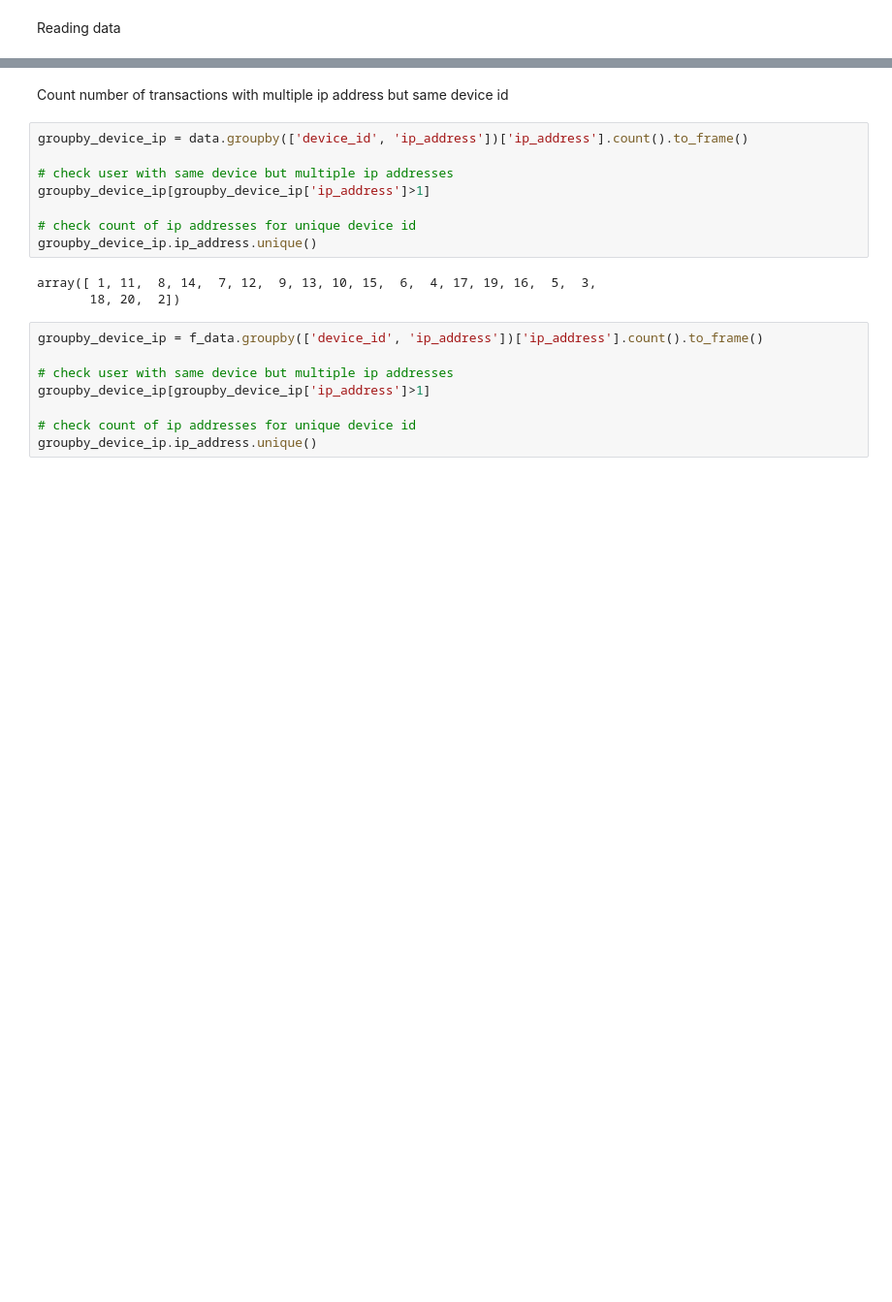
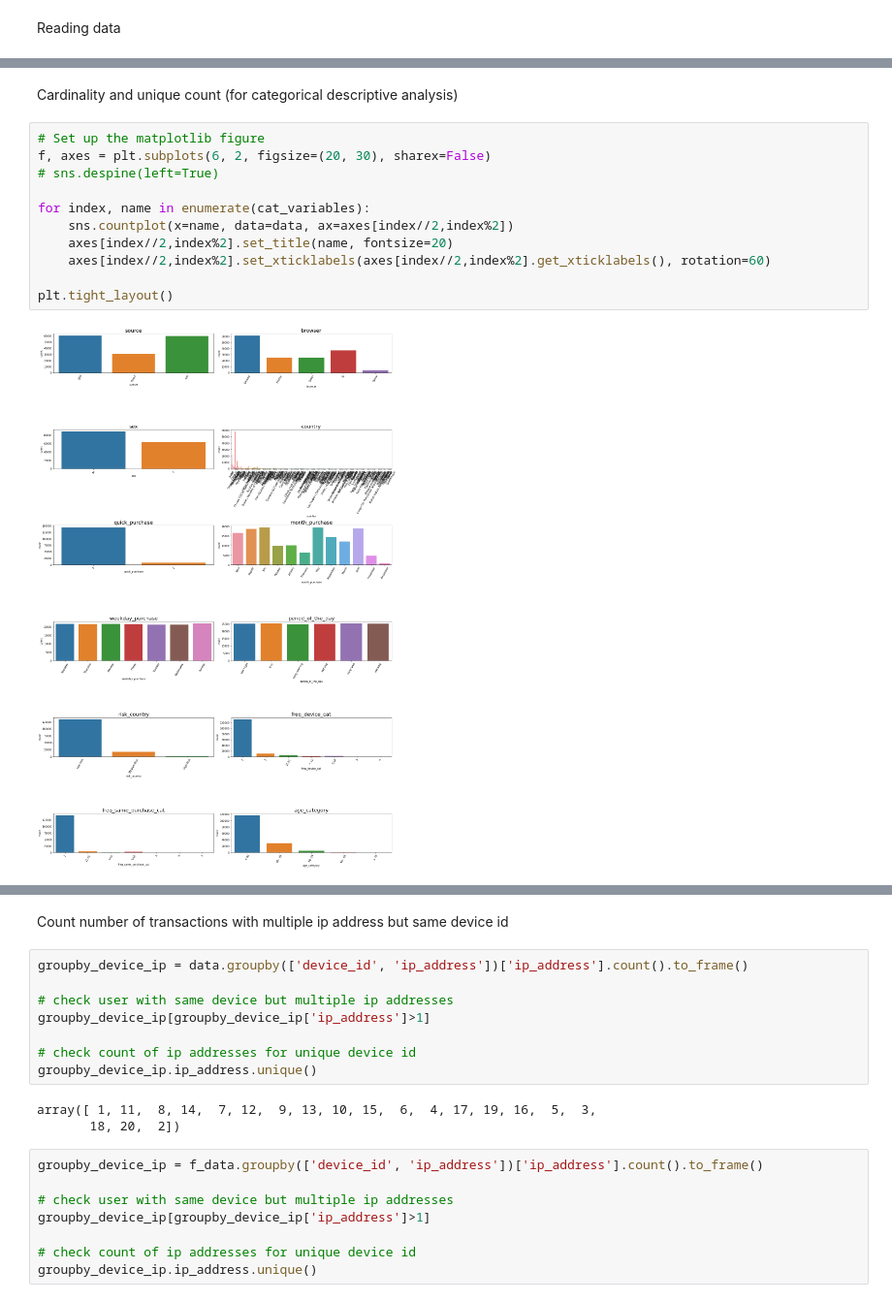
Before and after one commit to KohSiXing/BT4012-Fraud-Analytics, a Jupyter notebook: eda.ipynb, the cells around one changed output, grey strips where cells are left out. Shown at 97% size. Drawn from its saved outputs; the diff is of its cells as text; blank space fills up the shorter version.

```diff
--- a/eda.ipynb
+++ b/eda.ipynb
@@ -25,0 +278,15 @@ non_f_data = data[data["class"] == 0]
+# %% [markdown]
+Cardinality and unique count (for categorical descriptive analysis)
+# %%
+# Set up the matplotlib figure
+f, axes = plt.subplots(6, 2, figsize=(20, 30), sharex=False)
+# sns.despine(left=True)
+
+for index, name in enumerate(cat_variables):
+    sns.countplot(x=name, data=data, ax=axes[index//2,index%2])
+    axes[index//2,index%2].set_title(name, fontsize=20)
+    axes[index//2,index%2].set_xticklabels(axes[index//2,index%2].get_xticklabels(), rotation=60)
+
+plt.tight_layout()
+# %% [output]
+[figure, added]
```
Also changed, not shown: parts of 32 cells of this notebook.
